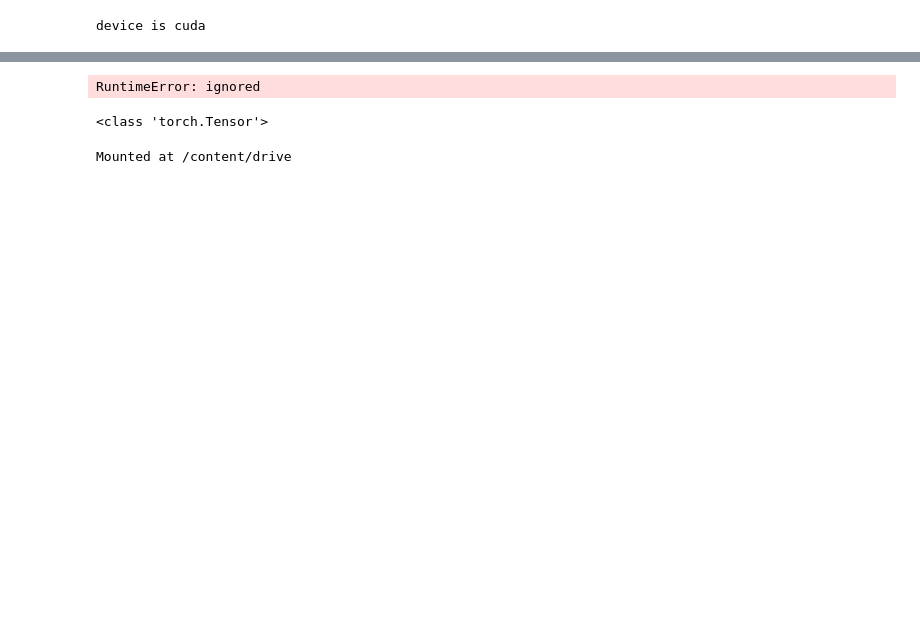
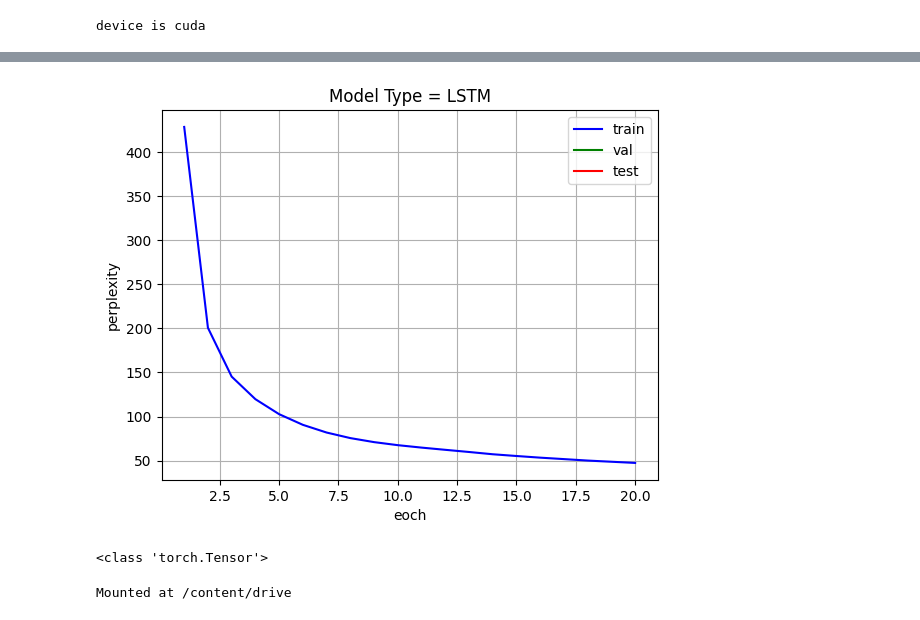
Before and after one commit to AK18k/ex2_1, a Jupyter notebook: ex2_latenight.ipynb, the cells around one changed output, grey strips where cells are left out. Drawn from its saved outputs; the diff is of its cells as text; code cells hidden in the pictures; blank space fills up the shorter version.

```diff
--- a/ex2_latenight.ipynb
+++ b/ex2_latenight.ipynb
@@ -179,7 +175,7 @@ class LanguageModel(nn.Module):
         return x
 
 # Create the model
-vocab_size = len(corpus.dictionary)  # replace with your actual vocabulary size
+vocab_size = len(corpus.dictionary)
 embedding_dim = 300
 hidden_dim = 512
 model = LanguageModel(vocab_size, embedding_dim, hidden_dim)
@@ -195,7 +191,7 @@ optimizer = optim.Adam(model.parameters(), lr=0.01)
 # Training loop
 print(f'train_data shape = {train_data.shape}')
 results_m = Result_Matrix('LSTM')
-for epoch in range(3):  # replace 10 with the number of epochs you want to train
+for epoch in range(20):  # replace 10 with the number of epochs you want to train
     inputs_counter = 0
     total_loss = 0.0
     total_samples_count = 0
@@ -219,7 +215,6 @@ for epoch in range(3):  # replace 10 with the number of epochs you want to train
         loss = loss_function(outputs, targets)
 
         batch_size = inputs.size(0)
-
         total_loss += loss.item() * batch_size
         total_samples_count += batch_size
 
@@ -228,12 +223,9 @@ for epoch in range(3):  # replace 10 with the number of epochs you want to train
         loss.backward()
         optimizer.step()
 
-        if 2000 < inputs_counter:
-          break
-
     # Calculate perplexity
-    perplexity = torch.exp(torch.Tensor(total_loss / total_samples_count))
-    results_m.add_result(perplexity.detach().cpu().numpy(), 'train')
+    perplexity = np.exp(total_loss / total_samples_count)
+    results_m.add_result(perplexity, 'train')
     print(f"Epoch: {epoch+1}, Loss: {loss.item()}, Perplexity: {perplexity.item()}")
 
 plot_results(results_m)
@@ -243,4 +250,4 @@ train_data shape = torch.Size([929589])
-RuntimeError: ignored
+[figure, added]
 # %%
 print(type(data))
 # %% [output]
```
Also changed, not shown: parts of 4 cells of this notebook.
